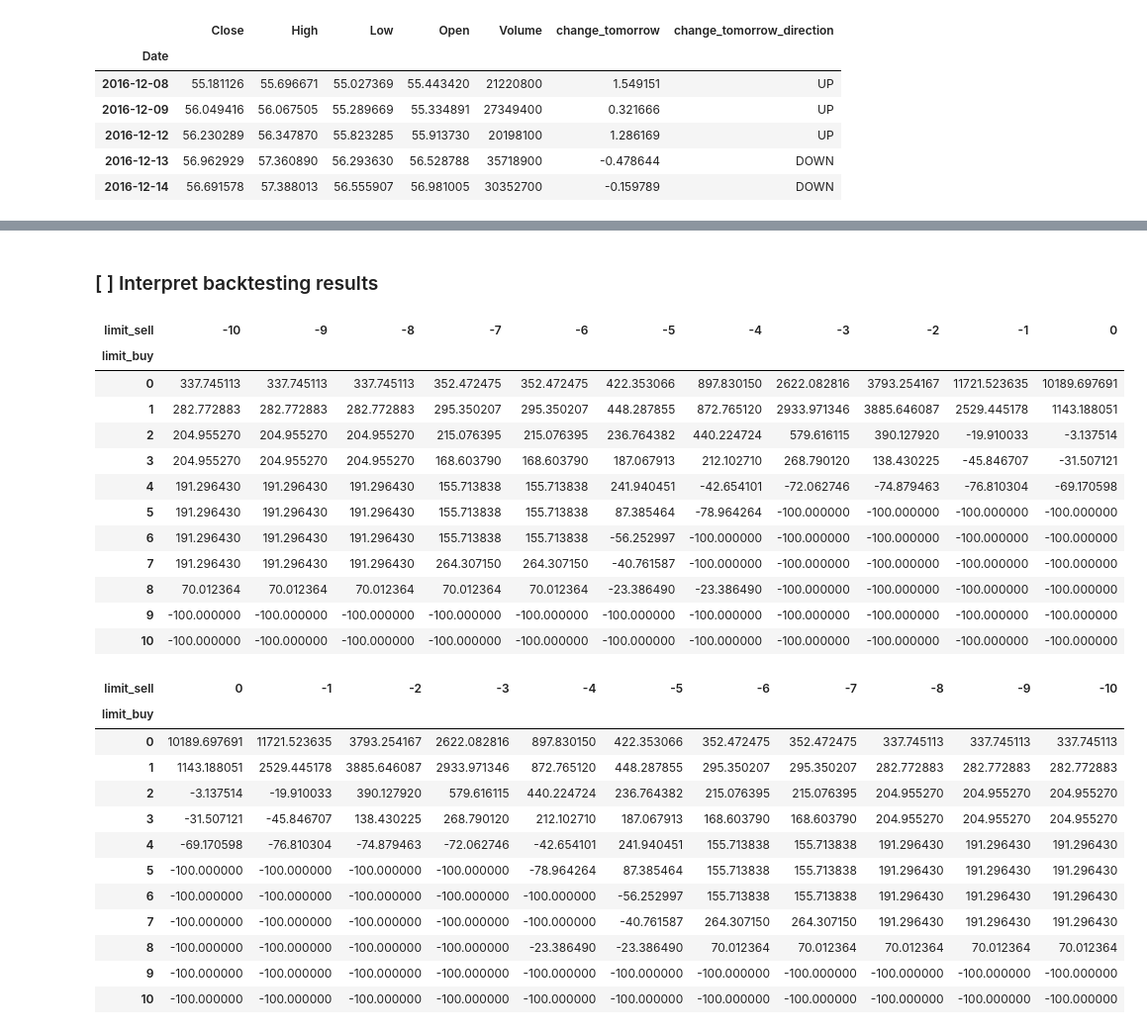
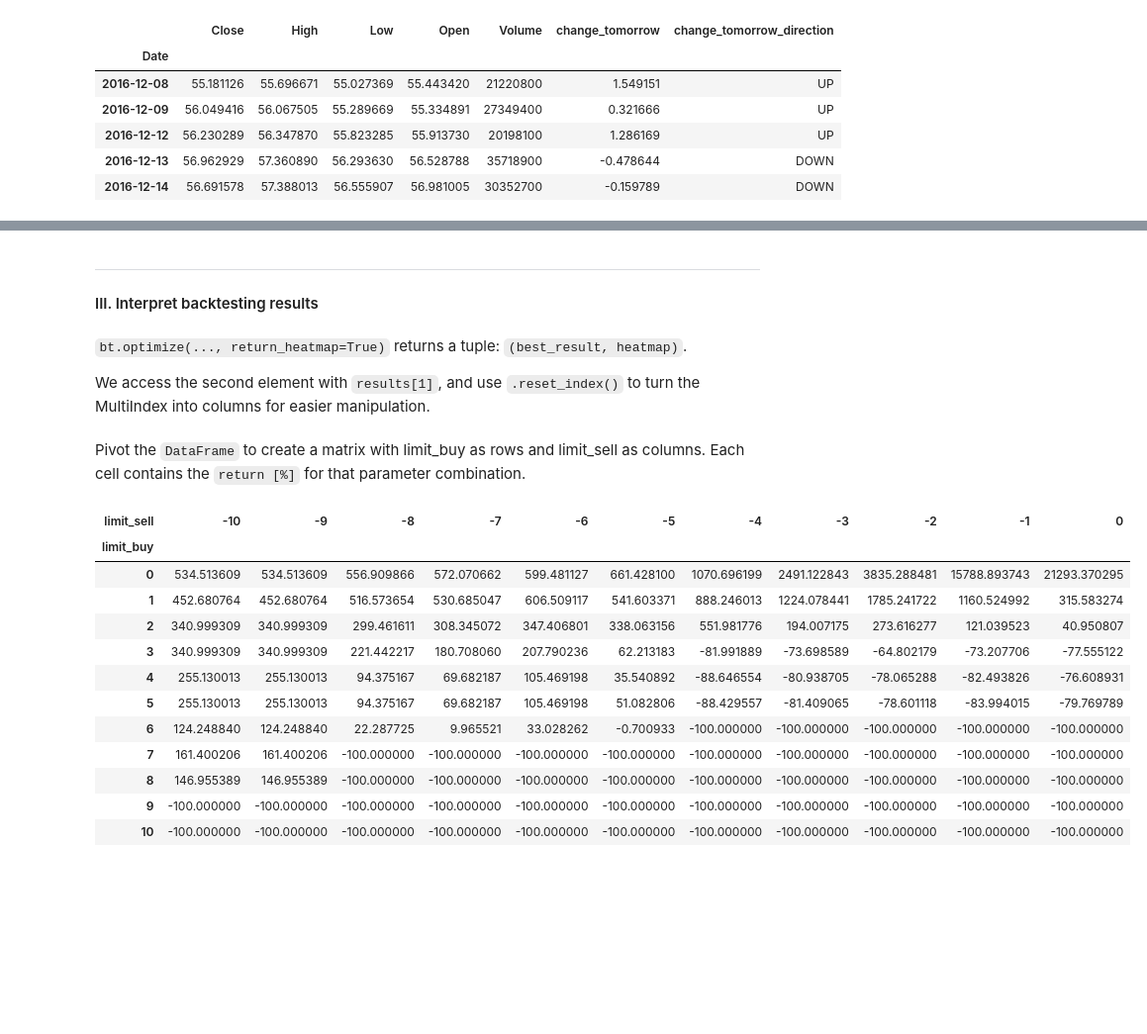
Before and after one commit to pieropls/PythonxAlgoTrading, a Jupyter notebook: 7.0.Optimizing_Strategy_Parameters.ipynb, the cells around one changed output, grey strips where cells are left out. Shown at 99% size. Cells and saved outputs as stored; diff of their text form; code cells hidden in the pictures; blank space fills up the shorter version.

```diff
--- a/7.0.Optimizing_Strategy_Parameters.ipynb
+++ b/7.0.Optimizing_Strategy_Parameters.ipynb
@@ -137,2 +135,7 @@ Wall time: 2min 22s
 # %% [markdown]
-### [ ] Interpret backtesting results
+---
+#### III. Interpret backtesting results
+# %% [markdown]
+`bt.optimize(..., return_heatmap=True)` returns a tuple: `(best_result, heatmap)`.
+
+We access the second element with `results[1]`, and use `.reset_index()` to turn the MultiIndex into columns for easier manipulation.
@@ -139,2 +144,25 @@ Wall time: 2min 22s
+# %% [markdown]
+Pivot the `DataFrame` to create a matrix with limit_buy as rows and limit_sell as columns.
+Each cell contains the `return [%]` for that parameter combination.
 # %%
-results_heatmap = results[1]
+results_mtx = df_results.pivot(
+    index='limit_buy',
+    columns='limit_sell',
+    values='Return [%]'
+)
+
+results_mtx
+# %% [output]
+| limit_sell | -10 | -9 | -8 | -7 | -6 | -5 | -4 | -3 | -2 | -1 | 0 |
+| limit_buy |  |  |  |  |  |  |  |  |  |  |  |
+| 0 | 534.513609 | 534.513609 | 556.909866 | 572.070662 | 599.481127 | 661.428100 | 1070.696199 | 2491.122843 | 3835.288481 | 15788.893743 | 21293.370295 |
+| 1 | 452.680764 | 452.680764 | 516.573654 | 530.685047 | 606.509117 | 541.603371 | 888.246013 | 1224.078441 | 1785.241722 | 1160.524992 | 315.583274 |
+| 2 | 340.999309 | 340.999309 | 299.461611 | 308.345072 | 347.406801 | 338.063156 | 551.981776 | 194.007175 | 273.616277 | 121.039523 | 40.950807 |
+| 3 | 340.999309 | 340.999309 | 221.442217 | 180.708060 | 207.790236 | 62.213183 | -81.991889 | -73.698589 | -64.802179 | -73.207706 | -77.555122 |
+| 4 | 255.130013 | 255.130013 | 94.375167 | 69.682187 | 105.469198 | 35.540892 | -88.646554 | -80.938705 | -78.065288 | -82.493826 | -76.608931 |
+| 5 | 255.130013 | 255.130013 | 94.375167 | 69.682187 | 105.469198 | 51.082806 | -88.429557 | -81.409065 | -78.601118 | -83.994015 | -79.769789 |
+| 6 | 124.248840 | 124.248840 | 22.287725 | 9.965521 | 33.028262 | -0.700933 | -100.000000 | -100.000000 | -100.000000 | -100.000000 | -100.000000 |
+| 7 | 161.400206 | 161.400206 | -100.000000 | -100.000000 | -100.000000 | -100.000000 | -100.000000 | -100.000000 | -100.000000 | -100.000000 | -100.000000 |
+| 8 | 146.955389 | 146.955389 | -100.000000 | -100.000000 | -100.000000 | -100.000000 | -100.000000 | -100.000000 | -100.000000 | -100.000000 | -100.000000 |
+| 9 | -100.000000 | -100.000000 | -100.000000 | -100.000000 | -100.000000 | -100.000000 | -100.000000 | -100.000000 | -100.000000 | -100.000000 | -100.000000 |
+| 10 | -100.000000 | -100.000000 | -100.000000 | -100.000000 | -100.000000 | -100.000000 | -100.000000 | -100.000000 | -100.000000 | -100.000000 | -100.000000 |
@@ -146,33 +169 @@ dff = df_results_heatmap.pivot(
-# %%
-dff
-# %% [output]
-| limit_sell | -10 | -9 | -8 | -7 | -6 | -5 | -4 | -3 | -2 | -1 | 0 |
-| limit_buy |  |  |  |  |  |  |  |  |  |  |  |
-| 0 | 337.745113 | 337.745113 | 337.745113 | 352.472475 | 352.472475 | 422.353066 | 897.830150 | 2622.082816 | 3793.254167 | 11721.523635 | 10189.697691 |
-| 1 | 282.772883 | 282.772883 | 282.772883 | 295.350207 | 295.350207 | 448.287855 | 872.765120 | 2933.971346 | 3885.646087 | 2529.445178 | 1143.188051 |
-| 2 | 204.955270 | 204.955270 | 204.955270 | 215.076395 | 215.076395 | 236.764382 | 440.224724 | 579.616115 | 390.127920 | -19.910033 | -3.137514 |
-| 3 | 204.955270 | 204.955270 | 204.955270 | 168.603790 | 168.603790 | 187.067913 | 212.102710 | 268.790120 | 138.430225 | -45.846707 | -31.507121 |
-| 4 | 191.296430 | 191.296430 | 191.296430 | 155.713838 | 155.713838 | 241.940451 | -42.654101 | -72.062746 | -74.879463 | -76.810304 | -69.170598 |
-| 5 | 191.296430 | 191.296430 | 191.296430 | 155.713838 | 155.713838 | 87.385464 | -78.964264 | -100.000000 | -100.000000 | -100.000000 | -100.000000 |
-| 6 | 191.296430 | 191.296430 | 191.296430 | 155.713838 | 155.713838 | -56.252997 | -100.000000 | -100.000000 | -100.000000 | -100.000000 | -100.000000 |
-| 7 | 191.296430 | 191.296430 | 191.296430 | 264.307150 | 264.307150 | -40.761587 | -100.000000 | -100.000000 | -100.000000 | -100.000000 | -100.000000 |
-| 8 | 70.012364 | 70.012364 | 70.012364 | 70.012364 | 70.012364 | -23.386490 | -23.386490 | -100.000000 | -100.000000 | -100.000000 | -100.000000 |
-| 9 | -100.000000 | -100.000000 | -100.000000 | -100.000000 | -100.000000 | -100.000000 | -100.000000 | -100.000000 | -100.000000 | -100.000000 | -100.000000 |
-| 10 | -100.000000 | -100.000000 | -100.000000 | -100.000000 | -100.000000 | -100.000000 | -100.000000 | -100.000000 | -100.000000 | -100.000000 | -100.000000 |
-# %%
-dff.sort_index(axis=1, ascending=False)
-# %% [output]
-| limit_sell | 0 | -1 | -2 | -3 | -4 | -5 | -6 | -7 | -8 | -9 | -10 |
-| limit_buy |  |  |  |  |  |  |  |  |  |  |  |
-| 0 | 10189.697691 | 11721.523635 | 3793.254167 | 2622.082816 | 897.830150 | 422.353066 | 352.472475 | 352.472475 | 337.745113 | 337.745113 | 337.745113 |
-| 1 | 1143.188051 | 2529.445178 | 3885.646087 | 2933.971346 | 872.765120 | 448.287855 | 295.350207 | 295.350207 | 282.772883 | 282.772883 | 282.772883 |
-| 2 | -3.137514 | -19.910033 | 390.127920 | 579.616115 | 440.224724 | 236.764382 | 215.076395 | 215.076395 | 204.955270 | 204.955270 | 204.955270 |
-| 3 | -31.507121 | -45.846707 | 138.430225 | 268.790120 | 212.102710 | 187.067913 | 168.603790 | 168.603790 | 204.955270 | 204.955270 | 204.955270 |
-| 4 | -69.170598 | -76.810304 | -74.879463 | -72.062746 | -42.654101 | 241.940451 | 155.713838 | 155.713838 | 191.296430 | 191.296430 | 191.296430 |
-| 5 | -100.000000 | -100.000000 | -100.000000 | -100.000000 | -78.964264 | 87.385464 | 155.713838 | 155.713838 | 191.296430 | 191.296430 | 191.296430 |
-| 6 | -100.000000 | -100.000000 | -100.000000 | -100.000000 | -100.000000 | -56.252997 | 155.713838 | 155.713838 | 191.296430 | 191.296430 | 191.296430 |
-| 7 | -100.000000 | -100.000000 | -100.000000 | -100.000000 | -100.000000 | -40.761587 | 264.307150 | 264.307150 | 191.296430 | 191.296430 | 191.296430 |
-| 8 | -100.000000 | -100.000000 | -100.000000 | -100.000000 | -23.386490 | -23.386490 | 70.012364 | 70.012364 | 70.012364 | 70.012364 | 70.012364 |
-| 9 | -100.000000 | -100.000000 | -100.000000 | -100.000000 | -100.000000 | -100.000000 | -100.000000 | -100.000000 | -100.000000 | -100.000000 | -100.000000 |
-| 10 | -100.000000 | -100.000000 | -100.000000 | -100.000000 | -100.000000 | -100.000000 | -100.000000 | -100.000000 | -100.000000 | -100.000000 | -100.000000 |
 # %% [markdown]
```
Also changed, not shown: parts of 26 cells of this notebook.
